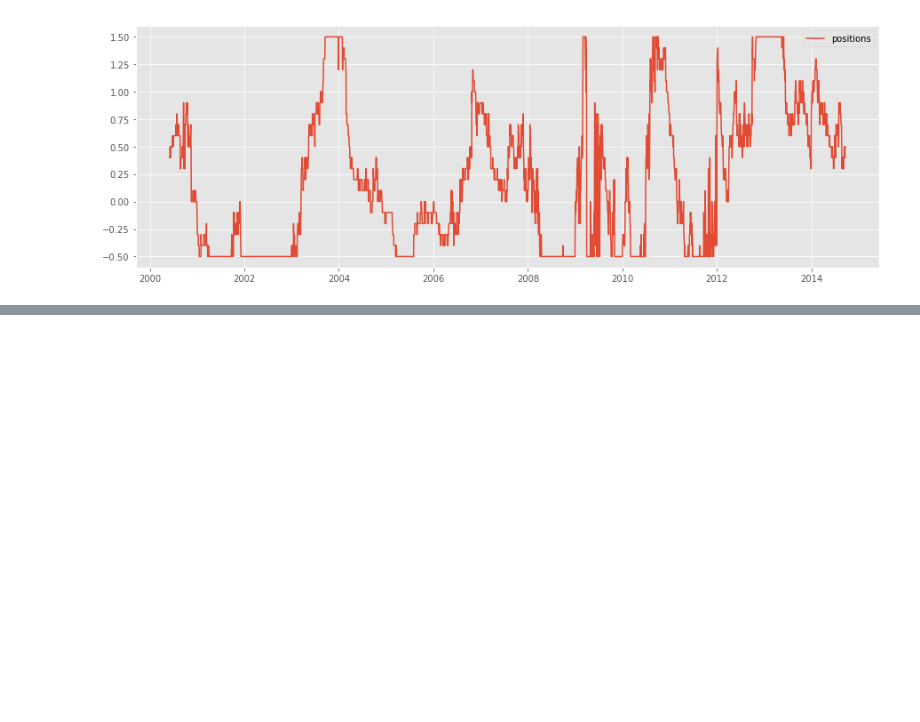
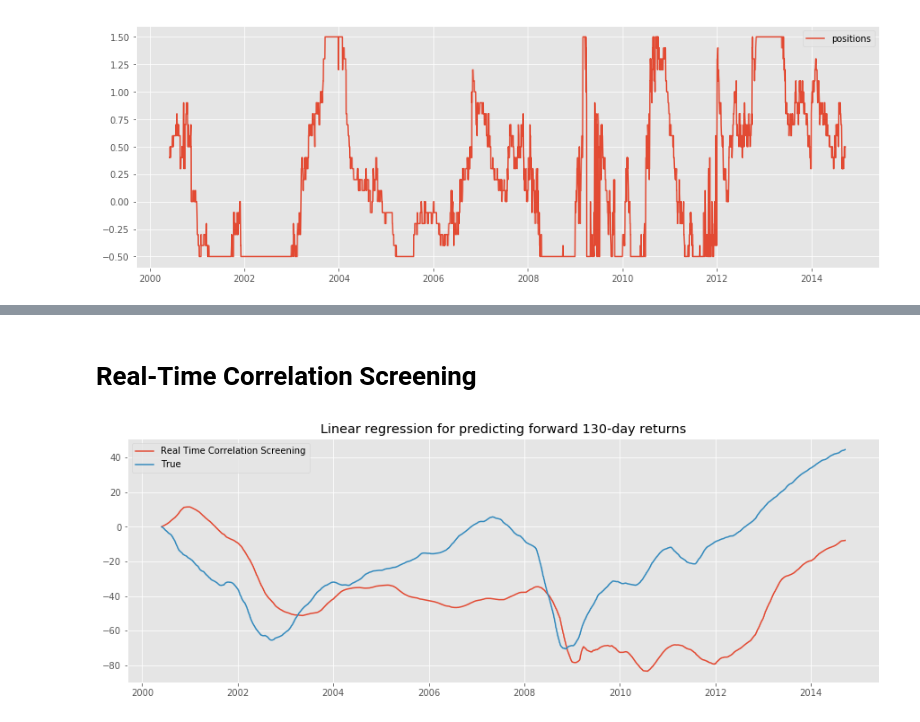
Before and after one commit to rmfeng/dsqfltproject, a Jupyter notebook: notebooks/corr_screening_regression.ipynb, the cells around one changed output, grey strips where cells are left out. Cells and saved outputs as stored; diff of their text form; code cells hidden in the pictures; blank space fills up the shorter version.

Commit message:
Real Time CS

```diff
--- a/notebooks/corr_screening_regression.ipynb
+++ b/notebooks/corr_screening_regression.ipynb
@@ -135,0 +140,9 @@ annual return strat: 12.3 %  |  Sharpe: 1.43
+# %% [markdown]
+# Real-Time Correlation Screening
+# %%
+# test predictions
+
+CSP = CorrScreenPredictor(df, RealTime=True)
+CSP.plot_predict(nbp)
+# %% [output]
+[figure, added]
```
Also changed, not shown: parts of 8 cells of this notebook, 2 other files.
